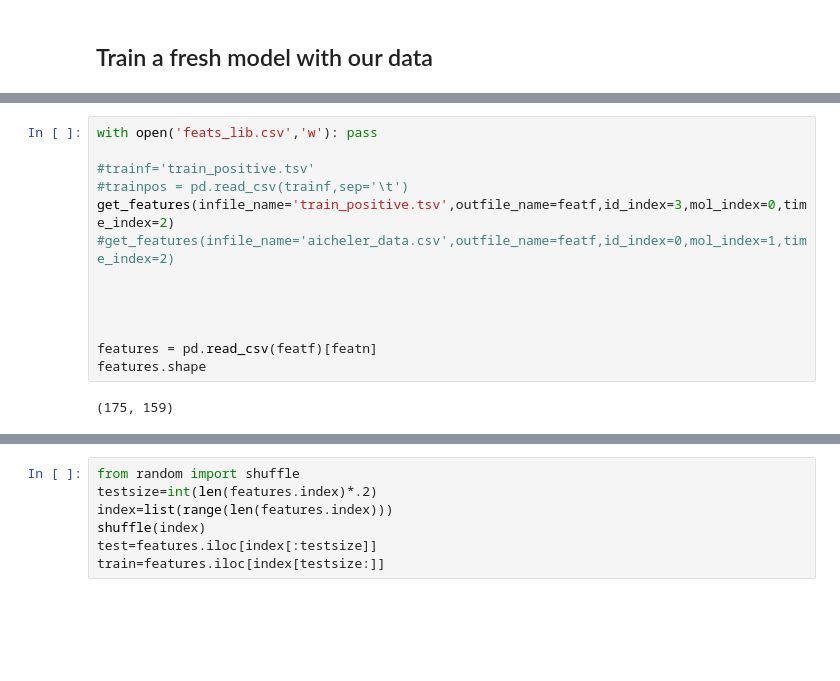
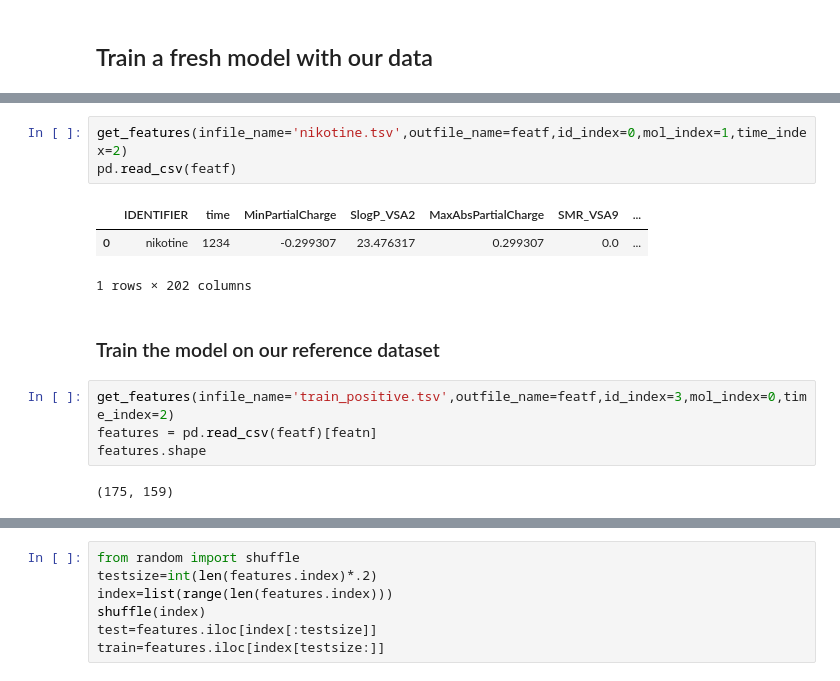
Before and after one commit to RECETOX/CALLC, a Jupyter notebook: sitola_9-21/callc.ipynb, the cells around one changed output, grey strips where cells are left out. Drawn from its saved outputs; the diff is of its cells as text; blank space fills up the shorter version.

```diff
--- a/sitola_9-21/callc.ipynb
+++ b/sitola_9-21/callc.ipynb
@@ -43,14 +52,14 @@ params = {
+# %%
+get_features(infile_name='nikotine.tsv',outfile_name=featf,id_index=0,mol_index=1,time_index=2)
+pd.read_csv(featf)
+# %% [output]
+|  | IDENTIFIER | time | MinPartialCharge | SlogP_VSA2 | MaxAbsPartialCharge | SMR_VSA9 | ... |
+| 0 | nikotine | 1234 | -0.299307 | 23.476317 | 0.299307 | 0.0 | ... |
+1 rows × 202 columns
+# %% [markdown]
+### Train the model on our reference dataset
 # %%
-with open('feats_lib.csv','w'): pass
-
-#trainf='train_positive.tsv'
-#trainpos = pd.read_csv(trainf,sep='\t')
 get_features(infile_name='train_positive.tsv',outfile_name=featf,id_index=3,mol_index=0,time_index=2)
-#get_features(infile_name='aicheler_data.csv',outfile_name=featf,id_index=0,mol_index=1,time_index=2)
-
-
-
-
 features = pd.read_csv(featf)[featn]
 features.shape
 # %% [output]
```
Also changed, not shown: parts of 27 cells of this notebook, 2 other files.
